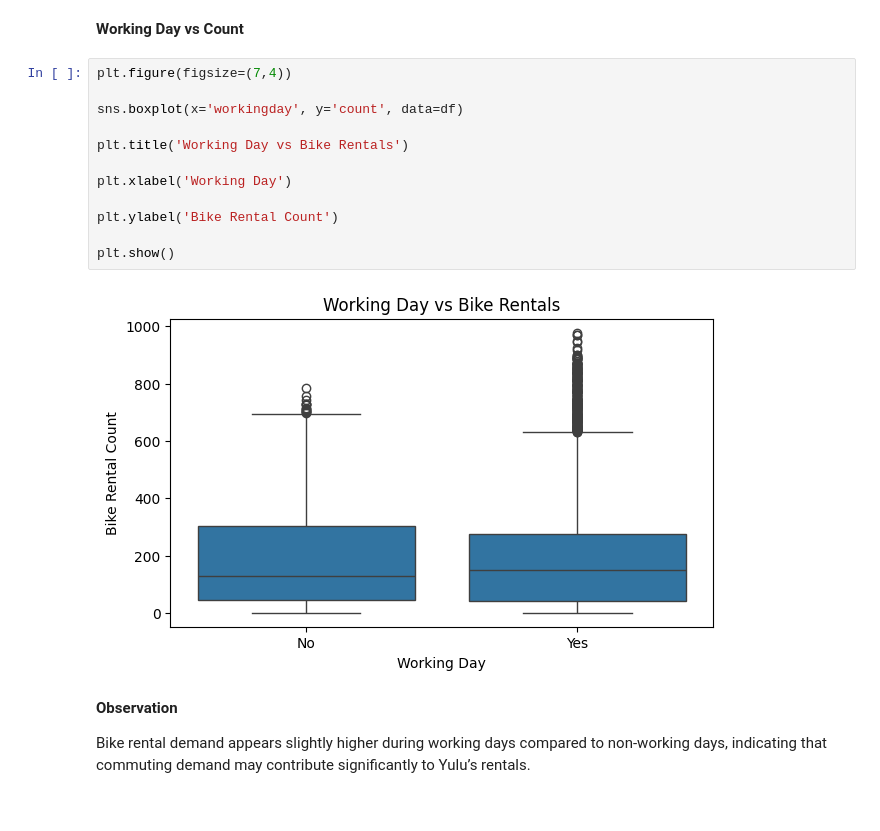
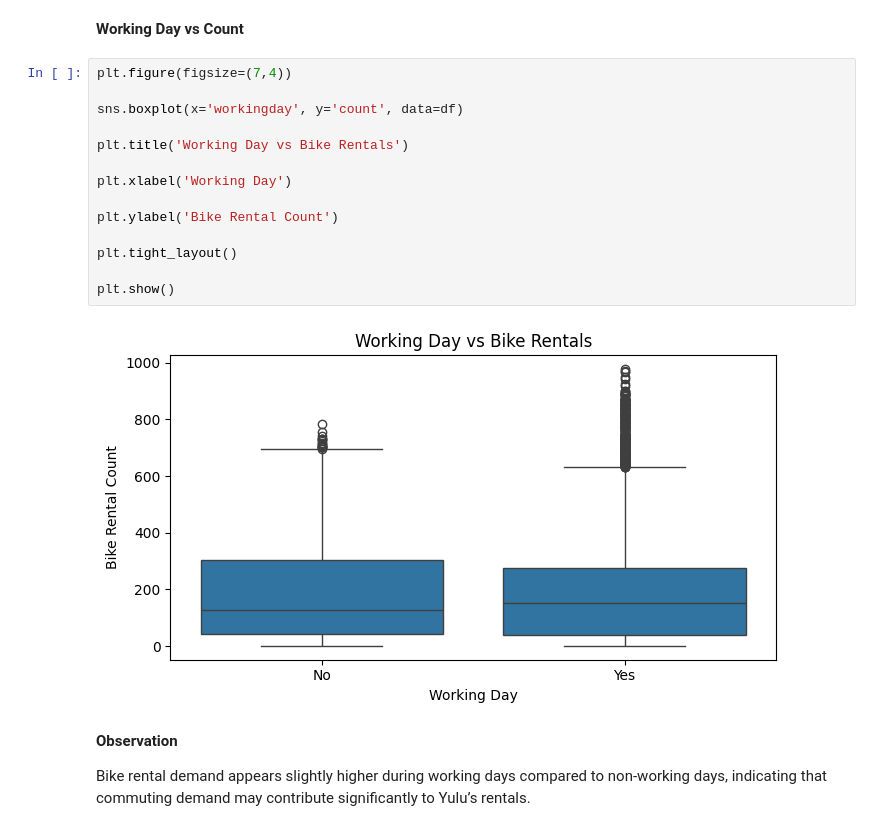
Before and after one commit to shreyankaul/scaler, a Jupyter notebook: yulu_sk.ipynb, the cells around one changed output. Cells and saved outputs as stored; diff of their text form.

```diff
--- a/yulu_sk.ipynb
+++ b/yulu_sk.ipynb
@@ -309,17 +315,19 @@ for col in cat_cols:
 # %%
 plt.figure(figsize=(7,4))
 
 sns.boxplot(x='workingday', y='count', data=df)
 
 plt.title('Working Day vs Bike Rentals')
 
 plt.xlabel('Working Day')
 
 plt.ylabel('Bike Rental Count')
 
+plt.tight_layout()
+
 plt.show()
 # %% [output]
-[figure, old version]
+[figure, new version]
 # %% [markdown]
 **Observation**
 
```
Also changed, not shown: parts of 16 cells of this notebook.
